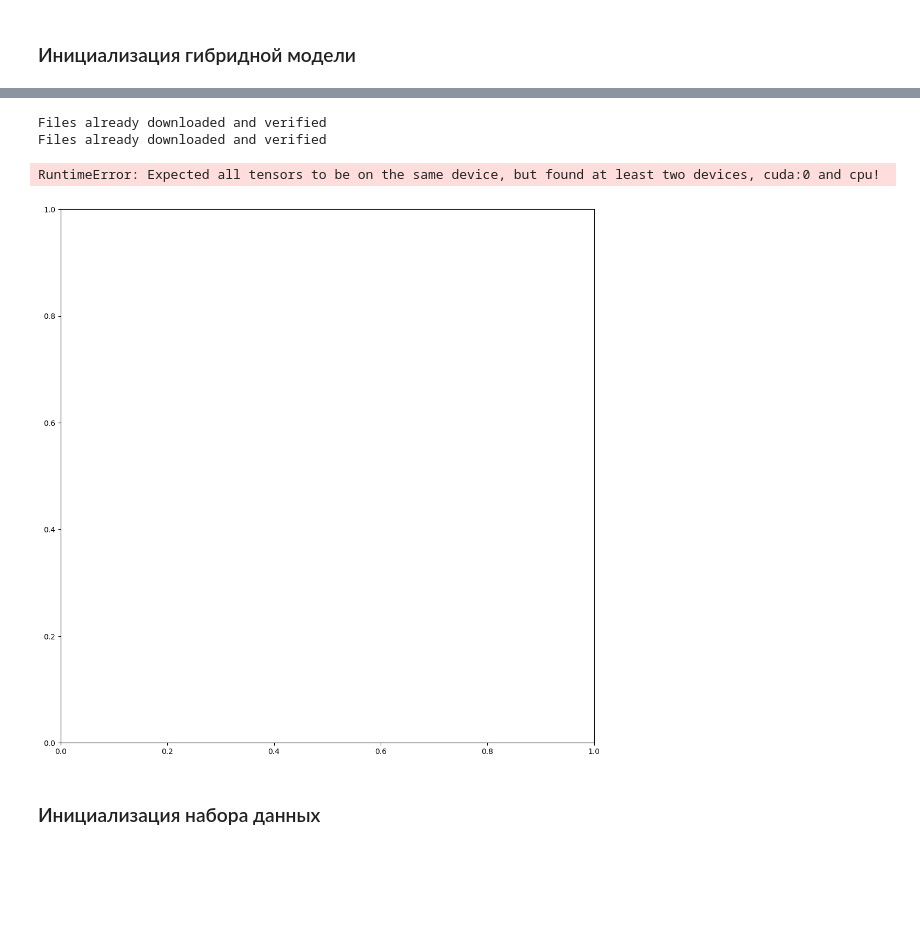
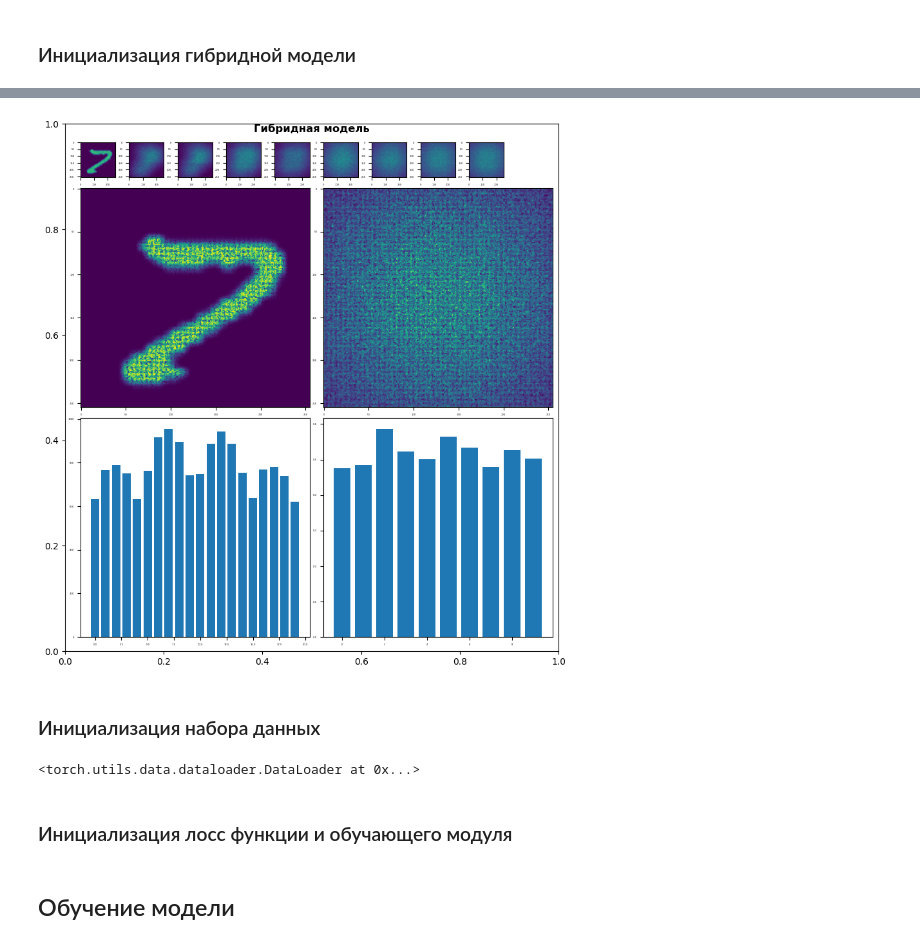
Before and after one commit to Belashov641618/OpticalEncoder, a Jupyter notebook: notebooks/ID2NN Training.ipynb, the cells around one changed output, grey strips where cells are left out. Drawn from its saved outputs; the diff is of its cells as text; code cells hidden in the pictures; blank space fills up the shorter version.

```diff
--- a/notebooks/ID2NN Training.ipynb
+++ b/notebooks/ID2NN Training.ipynb
@@ -64,15 +65,15 @@ print(f"Пространственная когерентность: {engineerin
 # %% [markdown]
 ### Настройка параметров системы
 # %%
-length = 10.0E-3
+length = 3.0E-3
 wavelength = 500E-9
 mask_unit_length = 20.0E-6
 masks_amount = 5
-cppp = 3
+cppp = 2
 
 pixels = int(length/mask_unit_length) + 1
 N = int(pixels*cppp)
-distance = length * sqrt((mask_unit_length/wavelength)**2-1) * 0.5
+distance = length * sqrt((mask_unit_length/wavelength)**2-1) * 0.3
 
 print(f"Длинна волны:                             {engineering(wavelength, 'м')}")
 print(f"Количество вычислительных пикселей:       {N}")
@@ -148,7 +150,7 @@ CompositeModel(
 # %% [markdown]
 ### Инициализация детекторов
 # %%
-detectors_amount = 30
+detectors_amount = 20
 
 spectral_filter = Window(centers=wavelength, sizes=300.0E-9)
 detectors_filter = Gaussian((length/30, length/30), (0,0))
@@ -178,3 +180,6 @@ Sequential(
 )
 # %% [markdown]
 ### Инициализация гибридной модели
+# %%
+image, _ = Dataset.single('MNIST', N, N, torch.complex64)
+image = image.to(optical.device)
@@ -181,16 +202,15 @@ Sequential(
 # %%
 model = HybridModel(optical, detectors, electronic)
-image, _ = Dataset.single('STL10', N, N, torch.complex64)
-image = image.to(optical.device)
 model.visualize(image)
 # %% [output]
-Files already downloaded and verified
-Files already downloaded and verified
-RuntimeError: Expected all tensors to be on the same device, but found at least two devices, cuda:0 and cpu!
-[figure, old version]
+[figure, new version]
 # %% [markdown]
 ### Инициализация набора данных
 # %%
-dataset = Dataset('STL10', 100, N, N, torch.complex64)
+dataset = Dataset('MNIST', 50, N, N, torch.complex64)
 dataset.train
 dataset.test
+# %% [output]
+<torch.utils.data.dataloader.DataLoader at 0x...>
+# %% [markdown]
+### Инициализация лосс функции и обучающего модуля
@@ -196,0 +251,2 @@ dataset.test
+# %% [markdown]
+## Обучение модели
```
Also changed, not shown: parts of 12 cells of this notebook, 1 other file.
